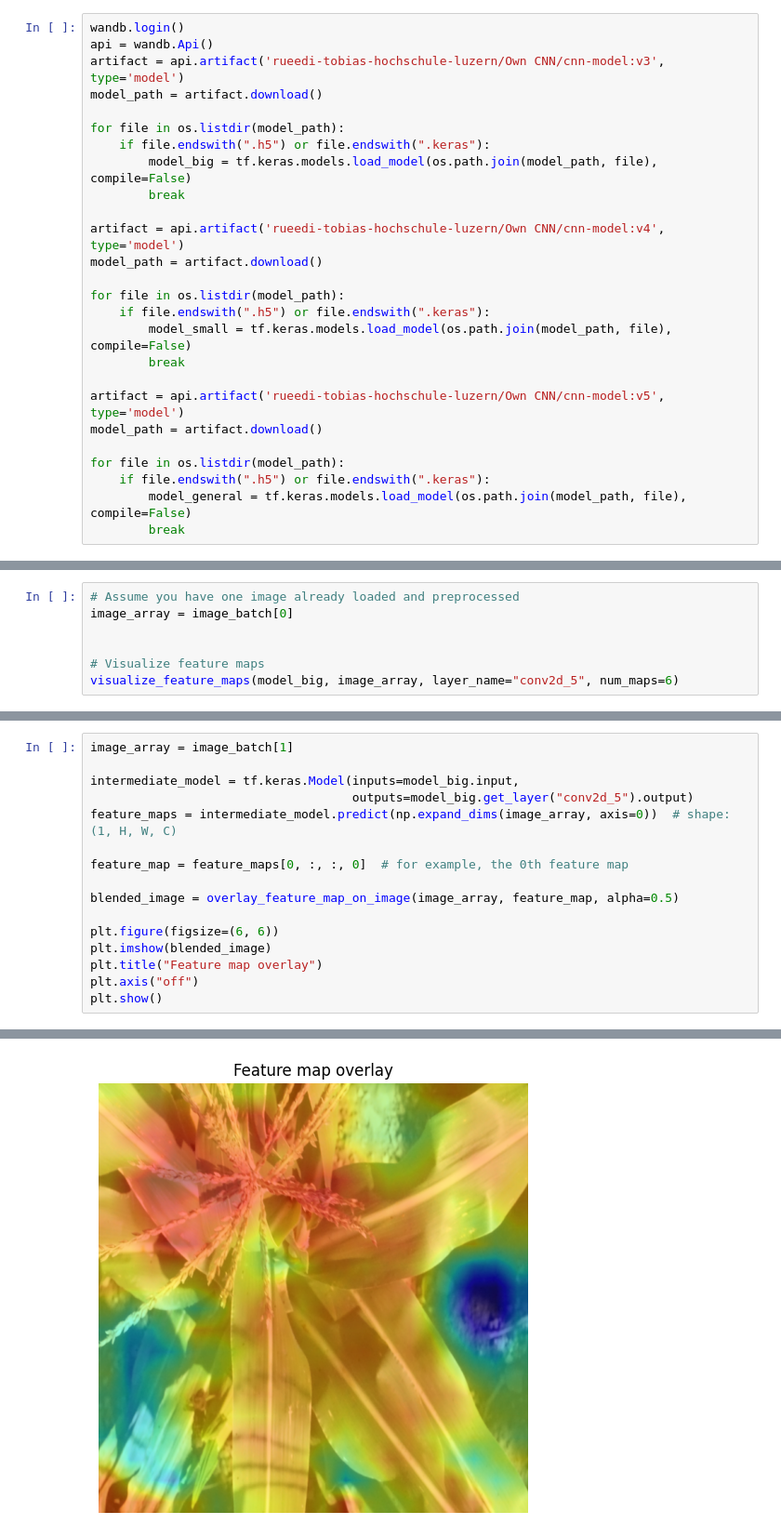
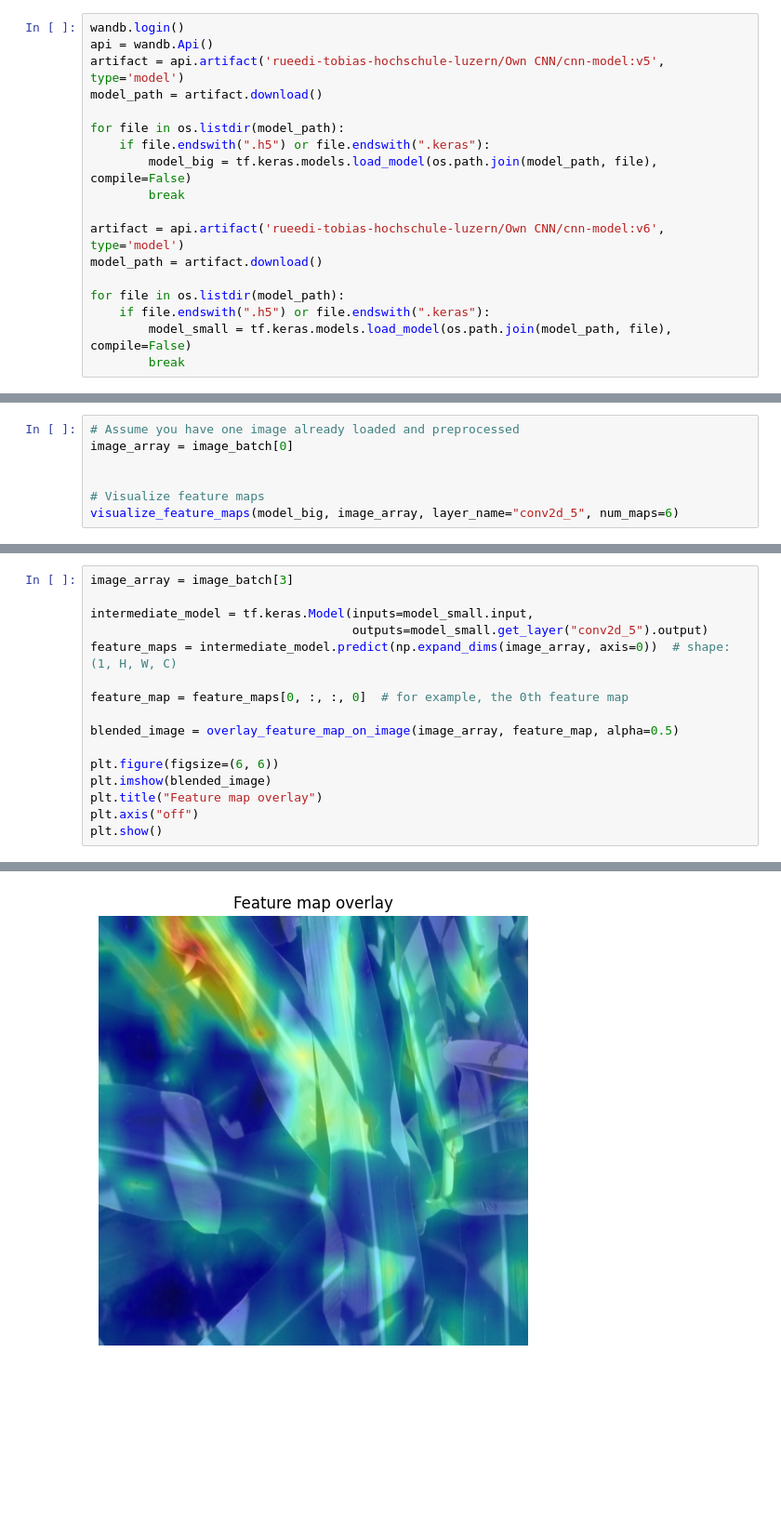
Before and after one commit to finneyer/M-AI-ZE-Maize-diseases-detection, a Jupyter notebook: cnn/test_model.ipynb, the cells around one changed output, grey strips where cells are left out. Shown at 93% size. Cells and saved outputs as stored; diff of their text form; blank space fills up the shorter version.

Commit message:
[TASK] New models and heatmaps

```diff
--- a/cnn/test_model.ipynb
+++ b/cnn/test_model.ipynb
@@ -8,7 +8,7 @@ import wandb
 # %%
 wandb.login()
 api = wandb.Api()
-artifact = api.artifact('rueedi-tobias-hochschule-luzern/Own CNN/cnn-model:v3', type='model')
+artifact = api.artifact('rueedi-tobias-hochschule-luzern/Own CNN/cnn-model:v5', type='model')
 model_path = artifact.download()
 
 for file in os.listdir(model_path):
@@ -16,20 +16,12 @@ for file in os.listdir(model_path):
         model_big = tf.keras.models.load_model(os.path.join(model_path, file), compile=False)
         break
 
-artifact = api.artifact('rueedi-tobias-hochschule-luzern/Own CNN/cnn-model:v4', type='model')
+artifact = api.artifact('rueedi-tobias-hochschule-luzern/Own CNN/cnn-model:v6', type='model')
 model_path = artifact.download()
 
 for file in os.listdir(model_path):
     if file.endswith(".h5") or file.endswith(".keras"):
         model_small = tf.keras.models.load_model(os.path.join(model_path, file), compile=False)
         break
-
-artifact = api.artifact('rueedi-tobias-hochschule-luzern/Own CNN/cnn-model:v5', type='model')
-model_path = artifact.download()
-
-for file in os.listdir(model_path):
-    if file.endswith(".h5") or file.endswith(".keras"):
-        model_general = tf.keras.models.load_model(os.path.join(model_path, file), compile=False)
-        break
 # %% [output]
 wandb: WARNING Calling wandb.login() after wandb.init() has no effect.
@@ -373,8 +348,8 @@ plt.show()
 # %%
-image_array = image_batch[1]
+image_array = image_batch[3]
 
-intermediate_model = tf.keras.Model(inputs=model_big.input,
-                                    outputs=model_big.get_layer("conv2d_5").output)
+intermediate_model = tf.keras.Model(inputs=model_small.input,
+                                    outputs=model_small.get_layer("conv2d_5").output)
 feature_maps = intermediate_model.predict(np.expand_dims(image_array, axis=0))  # shape: (1, H, W, C)
 
 feature_map = feature_maps[0, :, :, 0]  # for example, the 0th feature map
@@ -391 +366 @@ plt.show()
-[figure, old version]
+[figure, new version]
```
Also changed, not shown: parts of 7 cells of this notebook.
